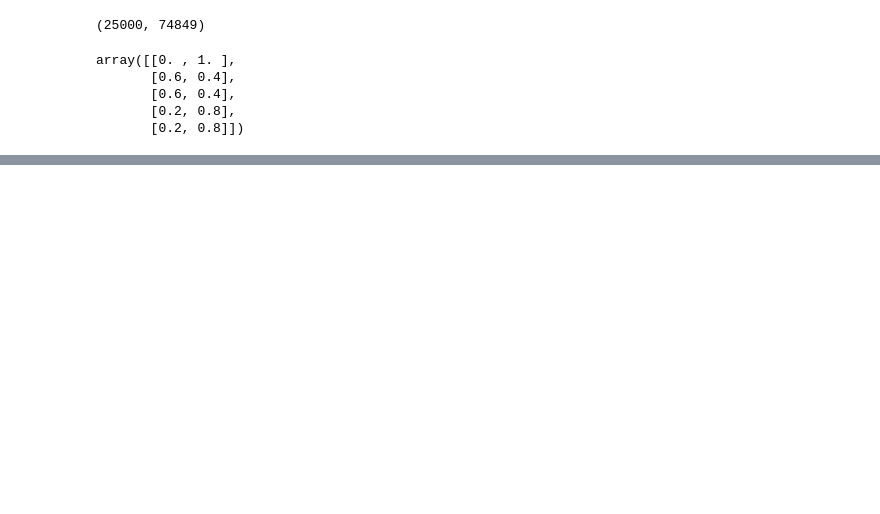
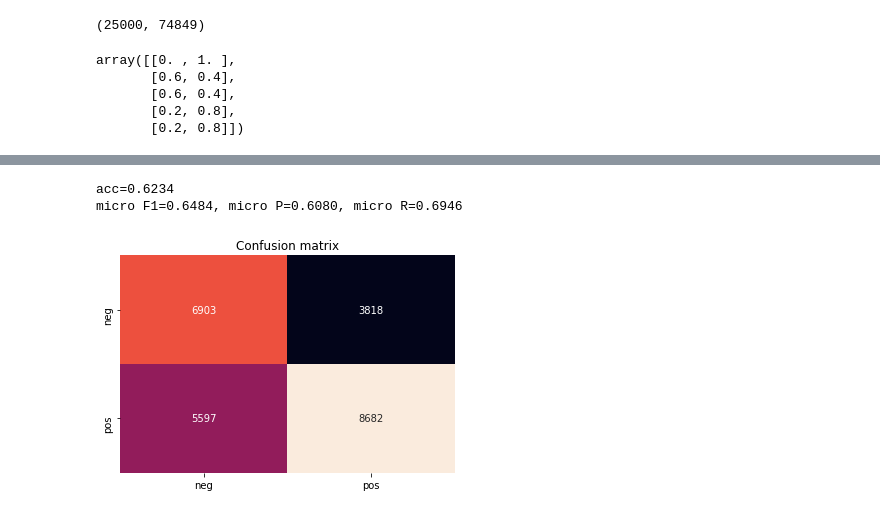
Before and after one commit to DmitryKutsev/ml_hw, a Jupyter notebook: hw2.ipynb, the cells around one changed output, grey strips where cells are left out. Saved outputs shown, nothing was run; the diff lists cells and outputs as text; code cells hidden in the pictures; blank space fills up the shorter version.

```diff
--- a/hw2.ipynb
+++ b/hw2.ipynb
@@ -56,21 +42,19 @@ counter = 0
 # %%
 import os
-texts, labels = [], []
+texts, bin_labels = [], []
 for text in os.listdir('aclImdb/train/pos'):
   with open('aclImdb/train/pos/' + str(text), 'r') as handler:
     texts.append(handler.read())
-    labels.append('positive')
-    count.append(counter)
-    counter += 1
+    bin_labels.append(1)
 handler.close()
+
 for text in os.listdir('aclImdb/train/neg'):
   with open('aclImdb/train/neg/' + str(text), 'r') as handler:
     texts.append(handler.read())
-    labels.append('negative')
-    count.append(counter)
-    counter += 1
+    bin_labels.append(0)
 handler.close()
 print(texts[-1])
-labels[-1]
+print(labels[-1])
+bin_labels[-1]
 # %% [output]
 A difficult film to categorize. I was never giving it 110% concentration & consequently as simple as the plot appeared I couldn't say for certain exactly who was doing what amongst the American FBI ch ...
@@ -84,27 +69,25 @@ X_train_counts.shape
 (25000, 74849)
 # %%
 from sklearn.neighbors import KNeighborsClassifier
-clf = KNeighborsClassifier().fit(X_train_counts, labels)
+clf = KNeighborsClassifier().fit(X_train_counts, bin_labels)
 # %%
 test_count = []
 test_counter = 0
 # %%
 import os
-test_texts, test_labels = [], []
+test_texts, bin_test_labels = [], []
 for text in os.listdir('aclImdb/test/pos'):
   with open('aclImdb/test/pos/' + str(text), 'r') as handler:
     test_texts.append(handler.read())
-    test_labels.append('positive')
-    test_count.append(counter)
-    test_counter += 1
+    bin_test_labels.append(1)
 handler.close()
+
 for text in os.listdir('aclImdb/test/neg'):
   with open('aclImdb/test/neg/' + str(text), 'r') as handler:
     test_texts.append(handler.read())
-    test_labels.append('negative')
-    test_count.append(counter)
-    test_counter += 1
+    bin_test_labels.append(0)
 handler.close()
 print(test_texts[-1])
-test_labels[-1]
+print(test_labels[-1])
+bin_test_labels[-1]
 # %% [output]
@@ -397,0 +114,20 @@ pyplot.show()
+# %%
+acc = accuracy_score(bin_test_labels, predicted)
+micro_f1 = f1_score(bin_test_labels, predicted, average = None)
+micro_p = precision_score(bin_test_labels, predicted, average = None)
+micro_r = recall_score(bin_test_labels, predicted, average = None)
+print('acc={0:1.4f}'.format(acc))
+print('micro F1={0:1.4f}, micro P={1:1.4f}, micro R={2:1.4f}'.format(micro_f1[-1], micro_p[-1], micro_r[-1]))
+# %% [output]
+acc=0.6234
+micro F1=0.6484, micro P=0.6080, micro R=0.6946
+# %%
+import seaborn as sns
+import matplotlib.pyplot as plt
+%matplotlib inline
+categories = ['neg', 'pos']
+sns.heatmap(data=confusion_matrix(predicted, bin_test_labels), annot=True, fmt="d", cbar=False, xticklabels=categories, yticklabels=categories)
+plt.title("Confusion matrix")
+plt.show()
+# %% [output]
+[figure, added]
```
Also changed, not shown: parts of 43 cells of this notebook.
